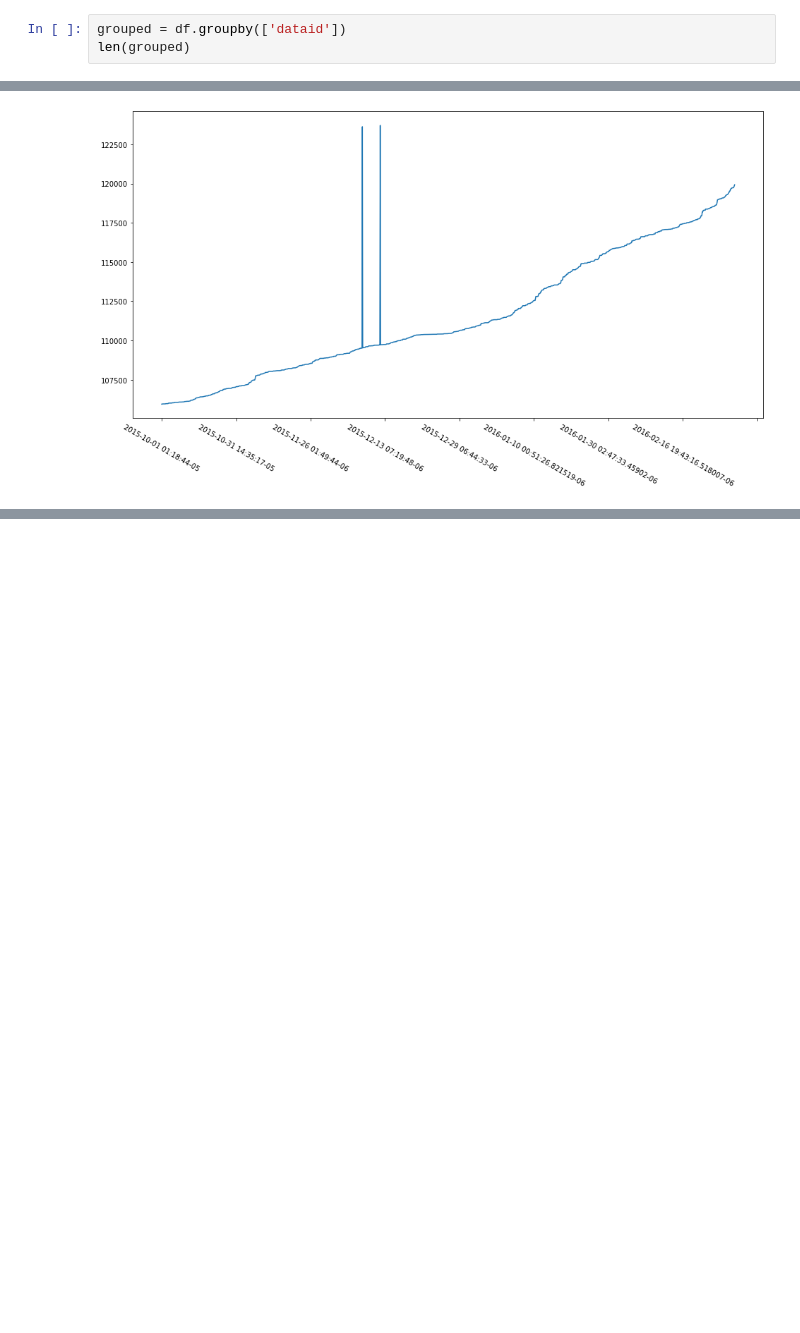
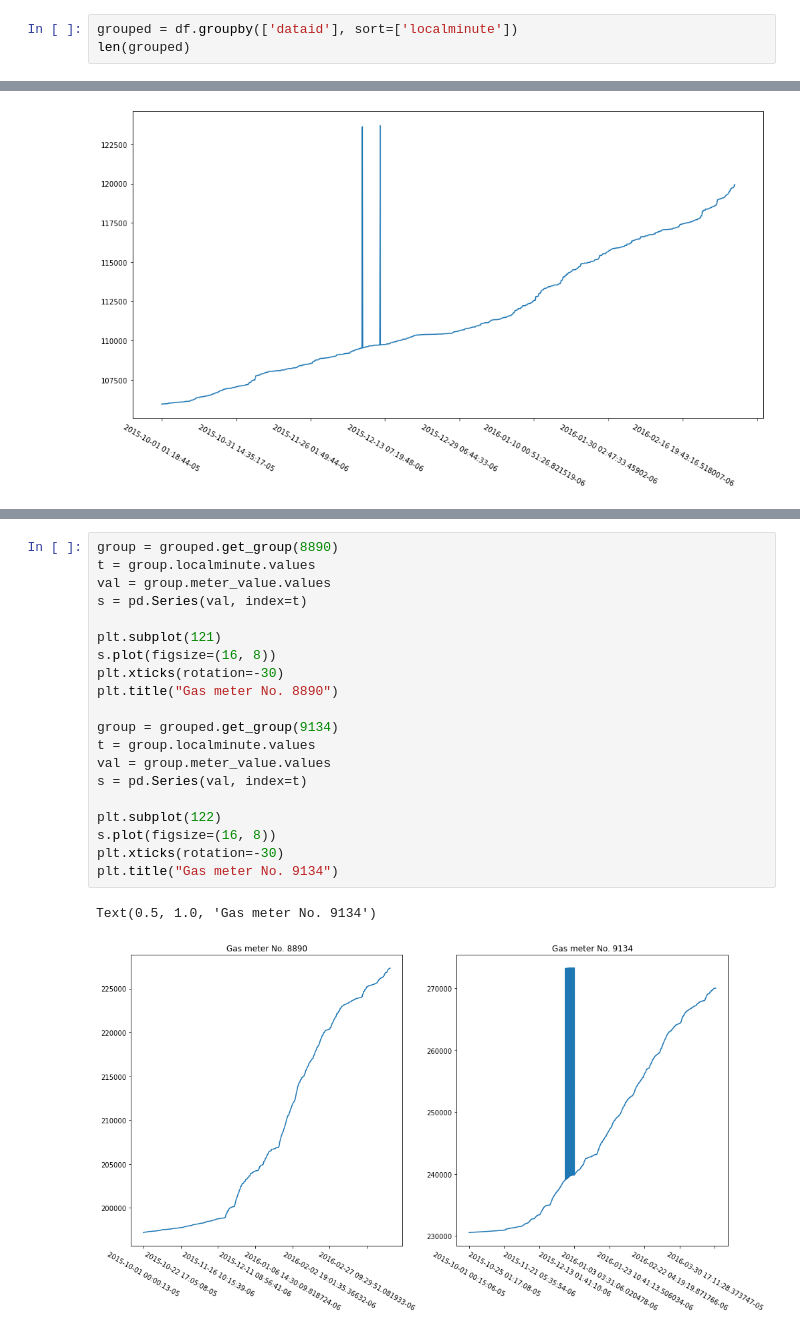
Before and after one commit to felixnie/EE4211-Project, a Jupyter notebook: Question1.ipynb, the cells around one changed output, grey strips where cells are left out. Cells and saved outputs as stored; diff of their text form; blank space fills up the shorter version.

```diff
--- a/Question1.ipynb
+++ b/Question1.ipynb
@@ -16,7 +16,7 @@ df = pd.read_csv('dataport-export_gas_oct2015-mar2016.csv')
 # %% [markdown]
 First let's get the number of houses.
 # %%
-grouped = df.groupby(['dataid'])
+grouped = df.groupby(['dataid'], sort=['localminute'])
 len(grouped)
 # %% [output]
 157
@@ -87,0 +92,23 @@ will have to decide what to do if there are no readings for a certain hour.
+# %%
+group = grouped.get_group(8890)
+t = group.localminute.values
+val = group.meter_value.values
+s = pd.Series(val, index=t)
+
+plt.subplot(121)
+s.plot(figsize=(16, 8))
+plt.xticks(rotation=-30)
+plt.title("Gas meter No. 8890")
+
+group = grouped.get_group(9134)
+t = group.localminute.values
+val = group.meter_value.values
+s = pd.Series(val, index=t)
+
+plt.subplot(122)
+s.plot(figsize=(16, 8))
+plt.xticks(rotation=-30)
+plt.title("Gas meter No. 9134")
+# %% [output]
+Text(0.5, 1.0, 'Gas meter No. 9134')
+[figure, added]
```
Also changed, not shown: parts of 12 cells of this notebook.
